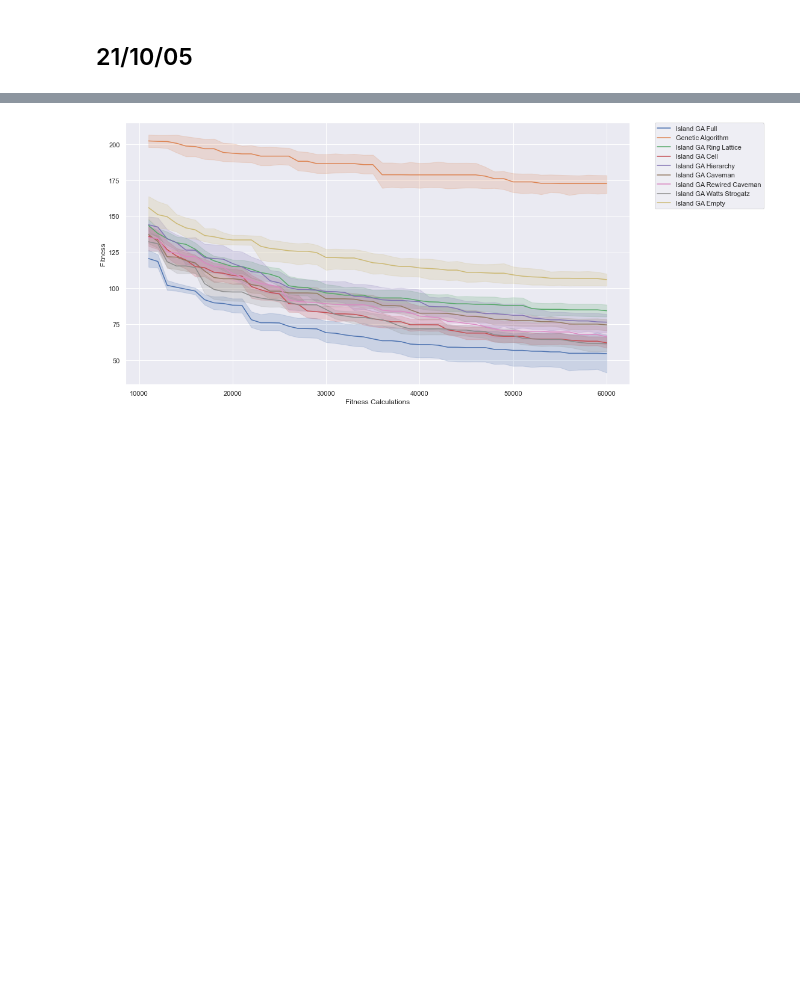
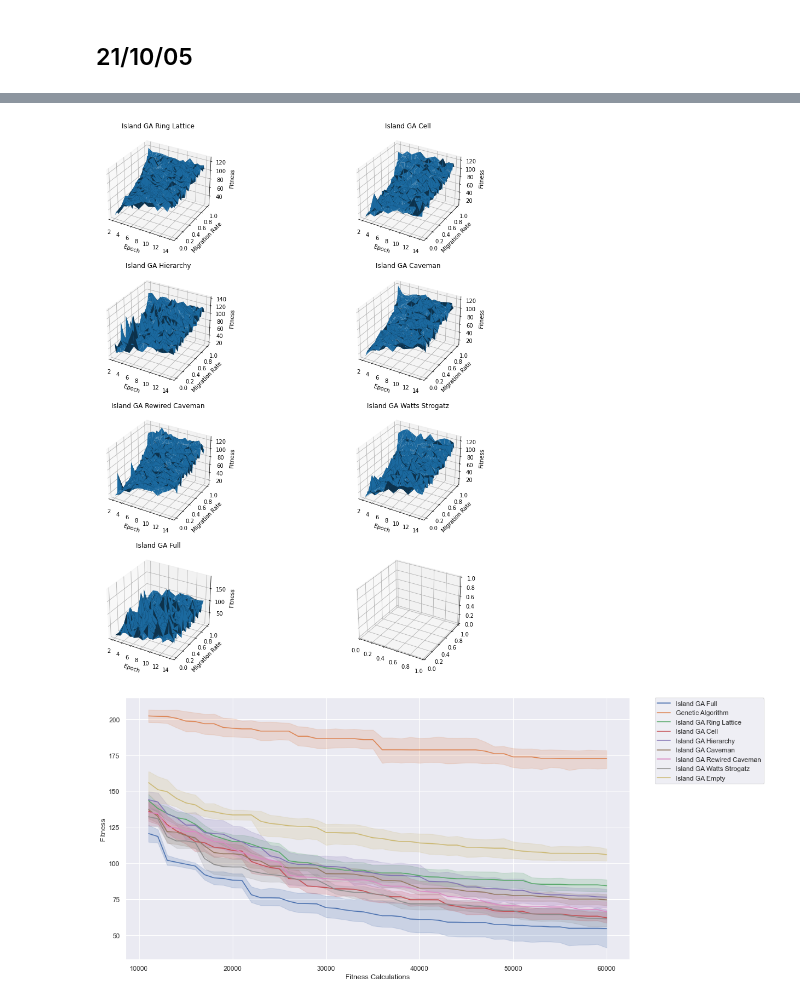
Before and after one commit to bi3mer/Parallel_GA, a Jupyter notebook: Analysis.ipynb, the cells around one changed output, grey strips where cells are left out. Drawn from its saved outputs; the diff is of its cells as text; code cells hidden in the pictures; blank space fills up the shorter version.

Commit message:
analysis for rastrigin

```diff
--- a/Analysis.ipynb
+++ b/Analysis.ipynb
@@ -14,3 +128,7 @@ from Utility import Database as db
+# %%
+plot_epochs_migration_rate_vs_fitness('Rastrigin', 640)
+# %% [output]
+[figure, added]
 # %%
 df = pd.DataFrame(columns=['Algorithm', 'Fitness Calculations', 'Epoch', 'Migration Rate', 'Fitness'])
 
```
Also changed, not shown: parts of 5 cells of this notebook.
